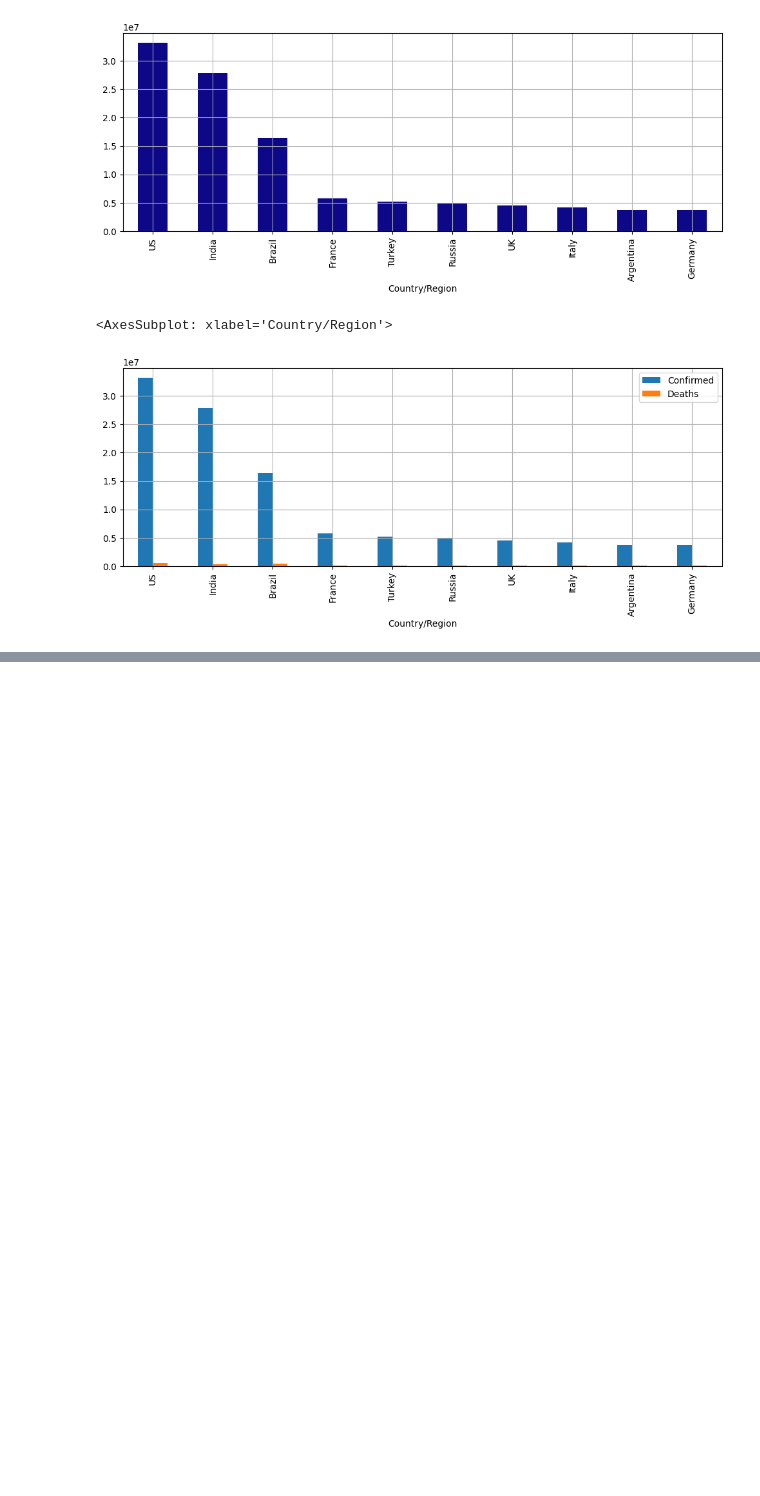
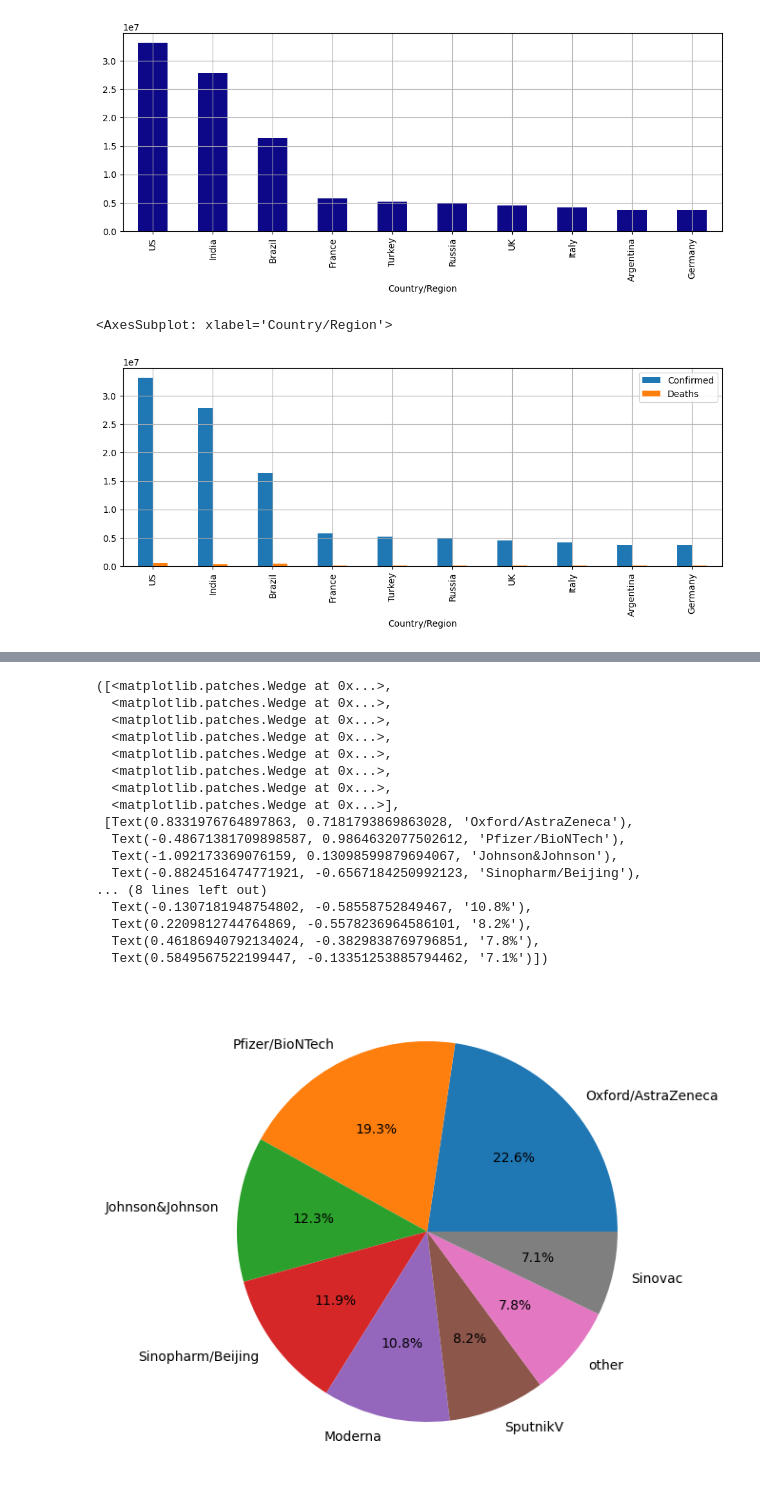
Before and after one commit to dmikhailov89/learning, a Jupyter notebook: stuff.ipynb, the cells around one changed output, grey strips where cells are left out. Saved outputs shown, nothing was run; the diff lists cells and outputs as text; code cells hidden in the pictures; blank space fills up the shorter version.

```diff
--- a/stuff.ipynb
+++ b/stuff.ipynb
@@ -180,0 +220,52 @@ grouped_country.plot(
+# %%
+# Правильный пайчарт
+
+#избавляемся от пропусков в столбце с вакцинами
+combination_not_nan = covid_df.dropna(subset=['vaccines'])
+#группируем по странам и выбираем последнюю комбинацию вакцин в стране
+combination_last = combination_not_nan.groupby(['country'])['vaccines'].last()
+#заменяем пробелы в строках и делим комбинации на отдельные вакцины по запятой
+combination_last = combination_last.apply(lambda x: x.replace(' ', '').split(','))
+#создаём пустой словарь, ключами которого будут вакцины, а значениями — количество стран
+vaccines_dict = {}
+#создаём цикл по элементам Series combination_last
+for vaccines_list in combination_last:
+    #создаём цикл по элементам списка с вакцинами
+    for vaccine in vaccines_list:
+        #проверяем условие, что текущей вакцины ещё нет среди ключей словаря
+        if vaccine not in vaccines_dict:#если условие выполняется
+            vaccines_dict[vaccine] = 1 #заносим вакцину в словарь со значением 1
+        else: #в противном случае
+            vaccines_dict[vaccine] += 1 #увеличивает количество
+#преобразуем словарь в Series
+vaccines = pd.Series(vaccines_dict).sort_values(ascending=False)
+#выделяем ТОП-7 вакцин и добавляем категорию 'other'
+vaccines['other'] = vaccines[7:].sum()
+vaccines = vaccines.sort_values(ascending=False)[:8]
+#строим круговую диаграмму
+fig = plt.figure(figsize=(5, 5))
+axes = fig.add_axes([0, 0, 1, 1])
+axes.pie(
+    vaccines,
+    labels=vaccines.index,
+    autopct='%.1f%%',
+)
+# %% [output]
+([<matplotlib.patches.Wedge at 0x...>,
+  <matplotlib.patches.Wedge at 0x...>,
+  <matplotlib.patches.Wedge at 0x...>,
+  <matplotlib.patches.Wedge at 0x...>,
+  <matplotlib.patches.Wedge at 0x...>,
+  <matplotlib.patches.Wedge at 0x...>,
+  <matplotlib.patches.Wedge at 0x...>,
+  <matplotlib.patches.Wedge at 0x...>],
+ [Text(0.8331976764897863, 0.7181793869863028, 'Oxford/AstraZeneca'),
+  Text(-0.48671381709898587, 0.9864632077502612, 'Pfizer/BioNTech'),
+  Text(-1.092173369076159, 0.13098599879694067, 'Johnson&Johnson'),
+  Text(-0.8824516474771921, -0.6567184250992123, 'Sinopharm/Beijing'),
+... (8 lines left out)
+  Text(-0.1307181948754802, -0.58558752849467, '10.8%'),
+  Text(0.2209812744764869, -0.5578236964586101, '8.2%'),
+  Text(0.46186940792134024, -0.3829838769796851, '7.8%'),
+  Text(0.5849567522199447, -0.13351253885794462, '7.1%')])
+[figure, added]
```
Also changed, not shown: parts of 16 cells of this notebook.
